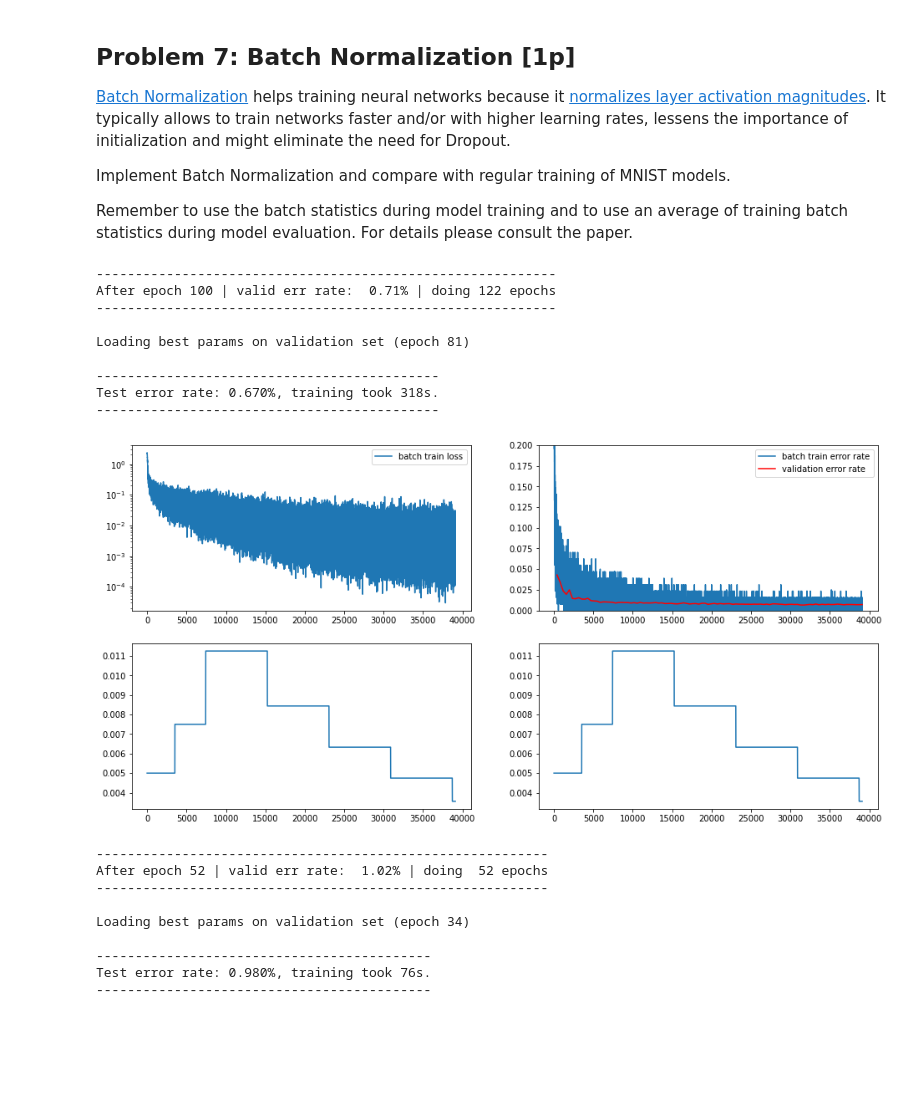
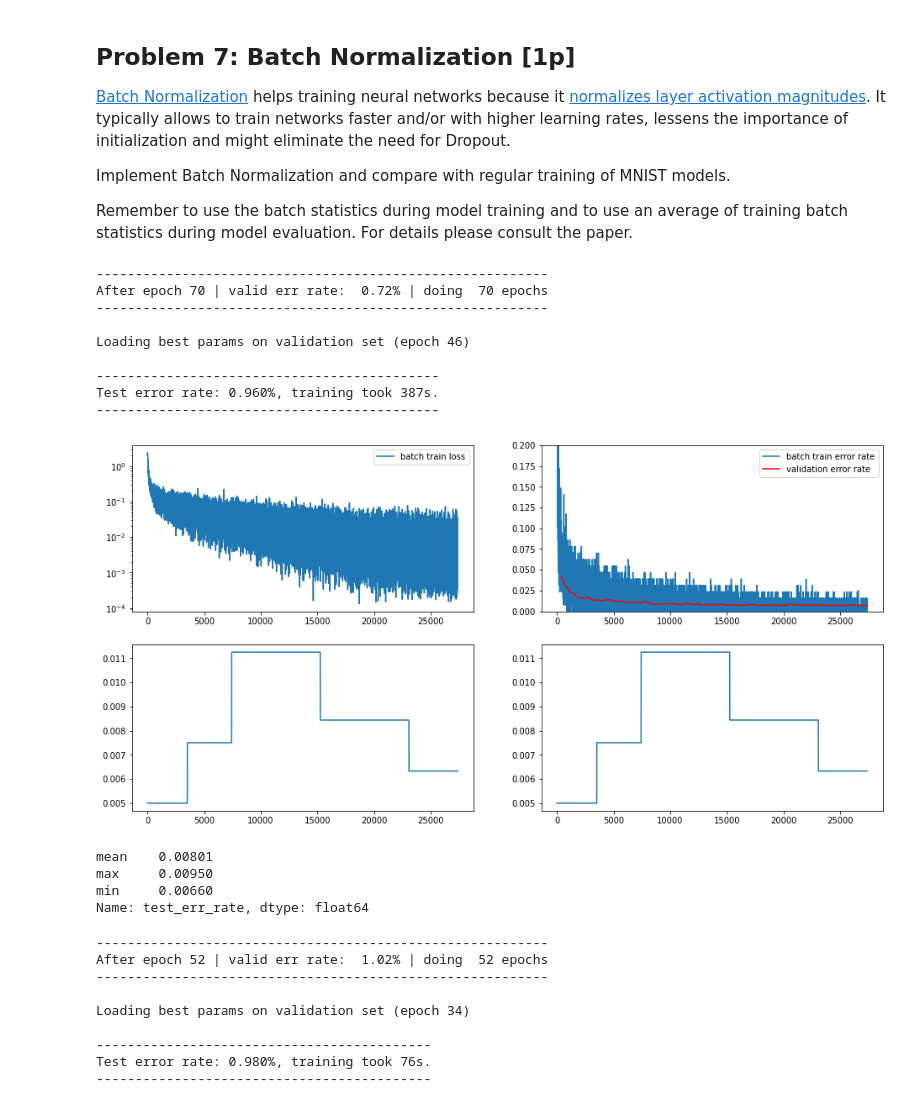
Before and after one commit to AdrianUrbanski/DL, a Jupyter notebook: Assignment2.ipynb, the cells around one changed output. Cells and saved outputs as stored; diff of their text form; code cells hidden in the pictures; blank space fills up the shorter version.

```diff
--- a/Assignment2.ipynb
+++ b/Assignment2.ipynb
@@ -771,8 +786,7 @@ class Model(nn.Module):
     def loss(self, Out, Targets):
         return F.cross_entropy(Out, Targets)
 
-
-model = Model(
+layers = [
     nn.Conv2d(1, 5, 3),
     nn.MaxPool2d(kernel_size=2),
     nn.Conv2d(5, 5, 4),
@@ -781,8 +795,9 @@ model = Model(
     nn.Linear(5*5*5, 1000),
     nn.ReLU(),
     nn.Linear(1000, 10),
-    nn.ReLU(),
-    )
+]
+
+model = Model(*layers)
 
 with torch.no_grad():
     # Initialize parameters
@@ -845,8 +870,7 @@ class Model(nn.Module):
     def loss(self, Out, Targets):
         return F.cross_entropy(Out, Targets)
 
-
-model = Model(
+layers = [
     nn.Conv2d(1, 5, 3),
     nn.MaxPool2d(kernel_size=2),
     nn.Conv2d(5, 20, 4),
@@ -857,8 +881,9 @@ model = Model(
     nn.ReLU(),
     nn.Dropout(p=0.2),
     nn.Linear(3000, 10),
-    nn.ReLU(),
-    )
+]
+
+model = Model(*layers)
 
 with torch.no_grad():
     # Initialize parameters
@@ -1020,8 +1055,7 @@ class Model(nn.Module):
     def loss(self, Out, Targets):
         return F.cross_entropy(Out, Targets)
 
-
-model = Model(
+layers = [
     nn.BatchNorm2d(1),
     nn.Conv2d(1, 5, 3),
     nn.MaxPool2d(kernel_size=2),
@@ -1045,41 +1079,53 @@ model = Model(
     nn.Dropout(p=0.2),
     nn.BatchNorm1d(3000),
     nn.Linear(3000, 10),
-    )
+]
+
+model = Model(*layers)
 
 with torch.no_grad():
     # Initialize parameters
     for name, p in model.named_parameters():
         if "weight" in name:
             a = np.sqrt(12/(28*28 + 10)) # 3/(1/2)*(fan_in+fan_out)/2
             p.uniform_(-a, a)
         elif "bias" in name:
             p.zero_()
         else:
             raise ValueError('Unknown parameter name "%s"' % name)
 
 # On GPU enabled devices set device='cuda' else set device='cpu'
 t_start = time.time()
 SGD(model, mnist_loaders, alpha=5e-3, max_num_epochs=100, epsilon=0.95, decay=1e-5,
     num_epochs=50, device="cuda")
 
 test_err_rate = compute_error_rate(model, mnist_loaders["test"])
 m = (
     f"Test error rate: {test_err_rate * 100.0:.3f}%, "
     f"training took {time.time() - t_start:.0f}s."
 )
 print("{0}\n{1}\n{0}".format("-" * len(m), m))
 # %% [output]
------------------------------------------------------------
-After epoch 100 | valid err rate:  0.71% | doing 122 epochs
------------------------------------------------------------
+----------------------------------------------------------
+After epoch 70 | valid err rate:  0.72% | doing  70 epochs
+----------------------------------------------------------
 
-Loading best params on validation set (epoch 81)
+Loading best params on validation set (epoch 46)
 
 --------------------------------------------
-Test error rate: 0.670%, training took 318s.
+Test error rate: 0.960%, training took 387s.
 --------------------------------------------
-[figure, old version]
+[figure, new version]
+# %%
+results = get_stats(layers, mnist_loaders, 10, alpha=5e-3, max_num_epochs=100, epsilon=0.95,
+                    decay=1e-5, num_epochs=50, device="cuda")
+results_df = pd.DataFrame(results)
+results_df['test_err_rate'].agg(['mean', 'max', 'min'])
+# %% [output]
+mean    0.00801
+max     0.00950
+min     0.00660
+Name: test_err_rate, dtype: float64
 # %%
 class Model(nn.Module):
     def __init__(self, *args, **kwargs):
```
Also changed, not shown: parts of 9 cells of this notebook.
